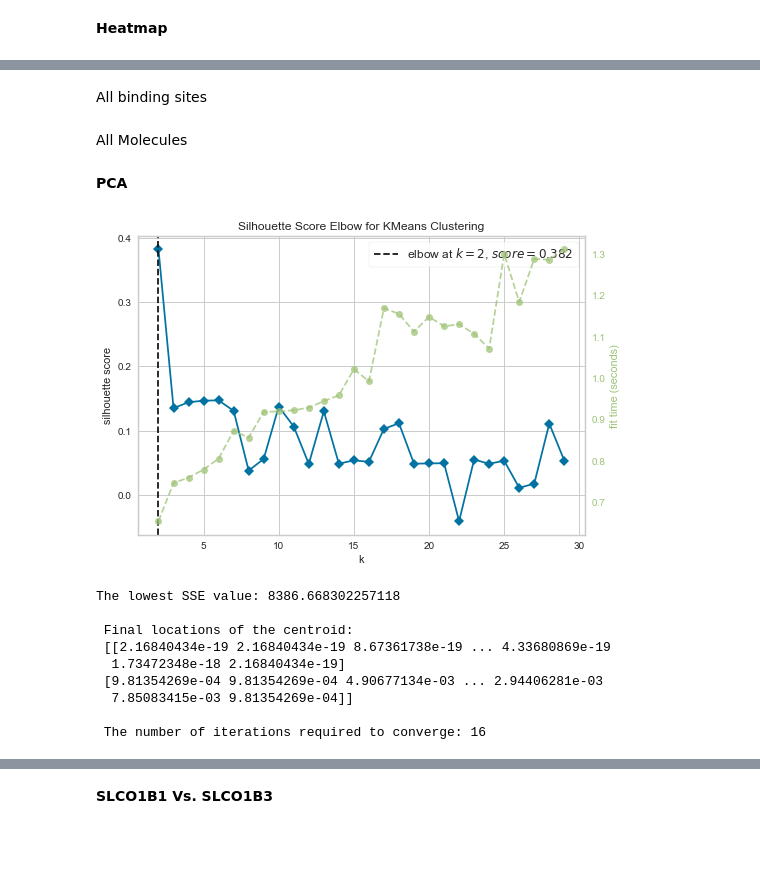
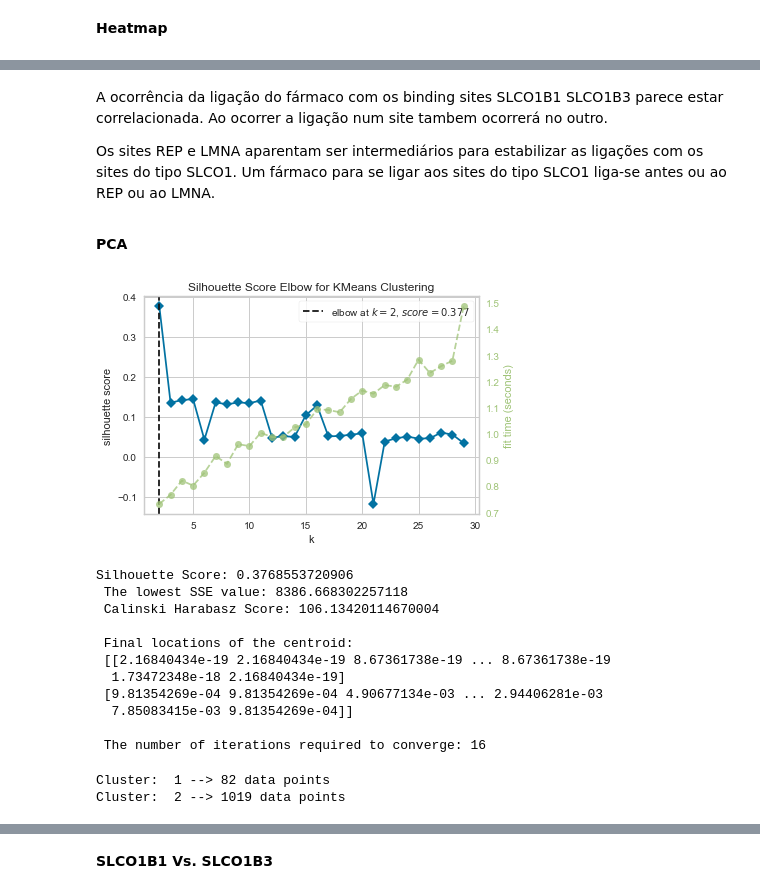
Before and after one commit to ray2g/Data-Mining-Projects, a Jupyter notebook: Project/project_script.ipynb, the cells around one changed output, grey strips where cells are left out. Cells and saved outputs as stored; diff of their text form; code cells hidden in the pictures; blank space fills up the shorter version.

```diff
--- a/Project/project_script.ipynb
+++ b/Project/project_script.ipynb
@@ -385,2 +493,0 @@ fig.show()
-# %% [markdown]
-All binding sites
@@ -396,2 +493,0 @@ fig.show()
-# %% [markdown]
-All Molecules
@@ -408,3 +494,5 @@ fig.show()
+# %% [markdown]
+A ocorrência da ligação do fármaco com os binding sites SLCO1B1 SLCO1B3 parece estar correlacionada. Ao ocorrer a ligação num site tambem ocorrerá no outro. <p> Os sites REP e LMNA aparentam ser intermediários para estabilizar as ligações com os sites do tipo SLCO1. Um fármaco para se ligar aos sites do tipo SLCO1 liga-se antes ou ao REP ou ao LMNA.
 # %% [markdown]
 **PCA**
 # %%
@@ -417,23 +533,36 @@ def elbow_knee(data, model, K):
 # %%
+figure(figsize=(6, 4))
 elbow_knee(biotargets_df, KMeans(), 30)
 # %% [output]
-[figure, old version]
+[figure, new version]
 # %%
 kmeans = KMeans(n_clusters=2, random_state=42)
 
 cluster_targets = biotargets_df.copy(deep=True)
 cluster_targets['cluster'] = kmeans.fit_predict(biotargets_df)
 
-print("The lowest SSE value:",kmeans.inertia_,"\n\n",
+print("Silhouette Score:", silhouette_score(biotargets_df, kmeans.labels_),"\n",
+      "The lowest SSE value:",kmeans.inertia_,"\n",
+      "Calinski Harabasz Score:",calinski_harabasz_score(biotargets_df, kmeans.labels_),"\n\n",
       "Final locations of the centroid:","\n",kmeans.cluster_centers_,"\n\n",
       "The number of iterations required to converge:",kmeans.n_iter_)
 # %% [output]
-The lowest SSE value: 8386.668302257118
+Silhouette Score: 0.3768553720906
+ The lowest SSE value: 8386.668302257118
+ Calinski Harabasz Score: 106.13420114670004
 
  Final locations of the centroid:
- [[2.16840434e-19 2.16840434e-19 8.67361738e-19 ... 4.33680869e-19
+ [[2.16840434e-19 2.16840434e-19 8.67361738e-19 ... 8.67361738e-19
   1.73472348e-18 2.16840434e-19]
  [9.81354269e-04 9.81354269e-04 4.90677134e-03 ... 2.94406281e-03
   7.85083415e-03 9.81354269e-04]]
 
  The number of iterations required to converge: 16
+# %%
+nclusts=len(set(kmeans.labels_))
+cluster_elements_count = np.bincount(kmeans.labels_)
+for i in range(nclusts):
+    print("Cluster: ", i +1, "-->", cluster_elements_count[i], "data points")
+# %% [output]
+Cluster:  1 --> 82 data points
+Cluster:  2 --> 1019 data points
```
Also changed, not shown: parts of 98 cells of this notebook, 25 other files.
